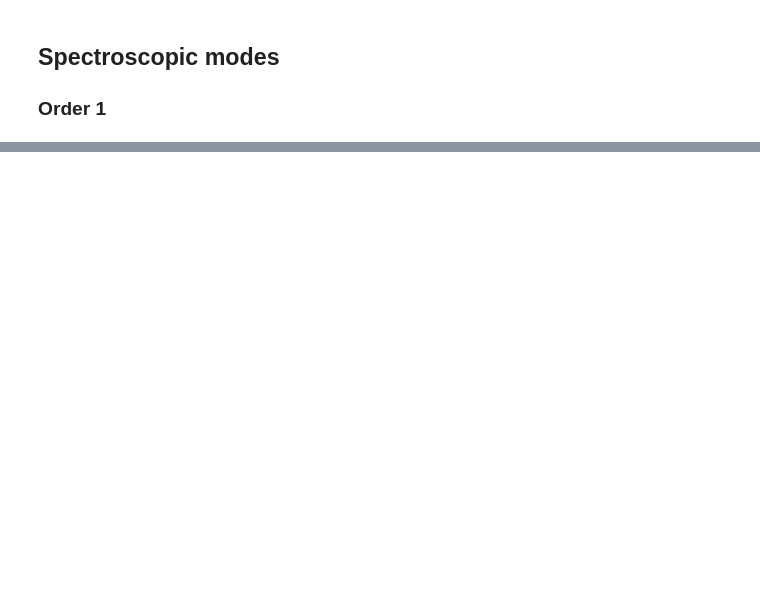
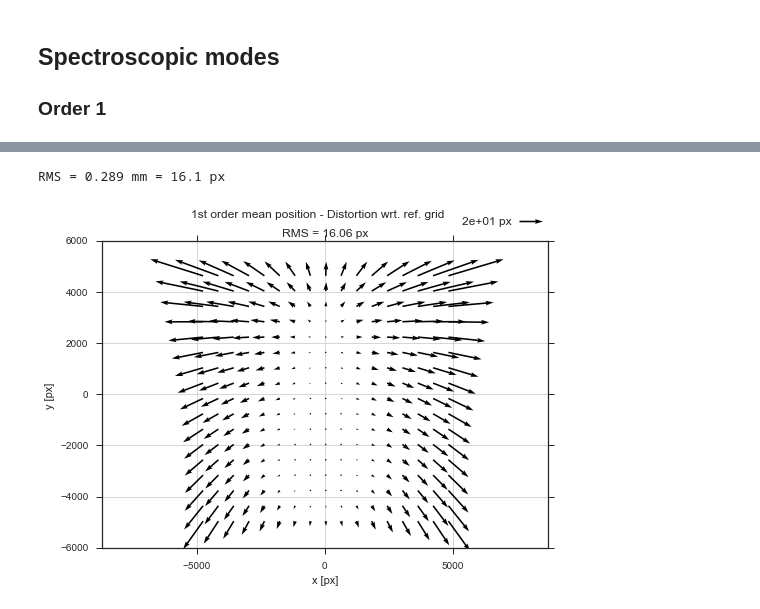
Before and after one commit to ycopin/spectrogrism, a Jupyter notebook: doc/NISP_distortions.ipynb, the cells around one changed output, grey strips where cells are left out. Cells and saved outputs as stored; diff of their text form; code cells hidden in the pictures; blank space fills up the shorter version.

```diff
--- a/doc/NISP_distortions.ipynb
+++ b/doc/NISP_distortions.ipynb
@@ -189,11 +211,14 @@ print(u"Center of distortion: ({0.real:.3f}, {0.imag:.3f})".format(center))
 # %%
 refgrid = D.StructuredGrid.create(grid.nx, grid.ny, step=step, rotation=angle, offset=offset)
-refgrid.reorder(grid.signature)
+refgrid.reorder(grid.signature)  # Reference (undistorted) grid
 
 rms = grid.rms(refgrid.xy)
 print("RMS = {:.3g} mm = {:.3g} px".format(rms / 1e-3, rms / 18e-6))
 
-ax = grid.plot_offsets(refgrid, units=(1e-3, 'mm'))
-ax.figure.suptitle("Distortion wrt. ref. grid");
+ax = grid.plot_offsets(refgrid, units=(18e-6, 'px'))
+ax.figure.suptitle("1st order mean position - Distortion wrt. ref. grid");
+# %% [output]
+RMS = 0.289 mm = 16.1 px
+[figure, added]
 # %%
 dist = D.GeometricDistortion(center, Kcoeffs=[0.])
```
Also changed, not shown: parts of 21 cells of this notebook, 2 other files.
